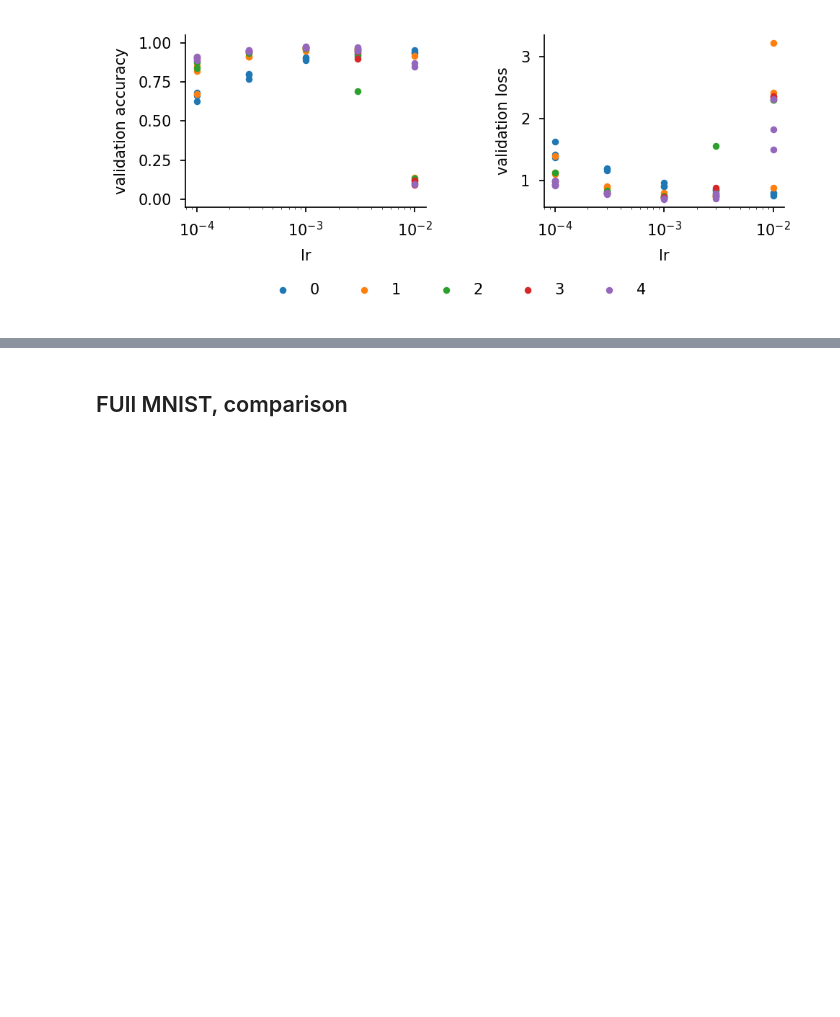
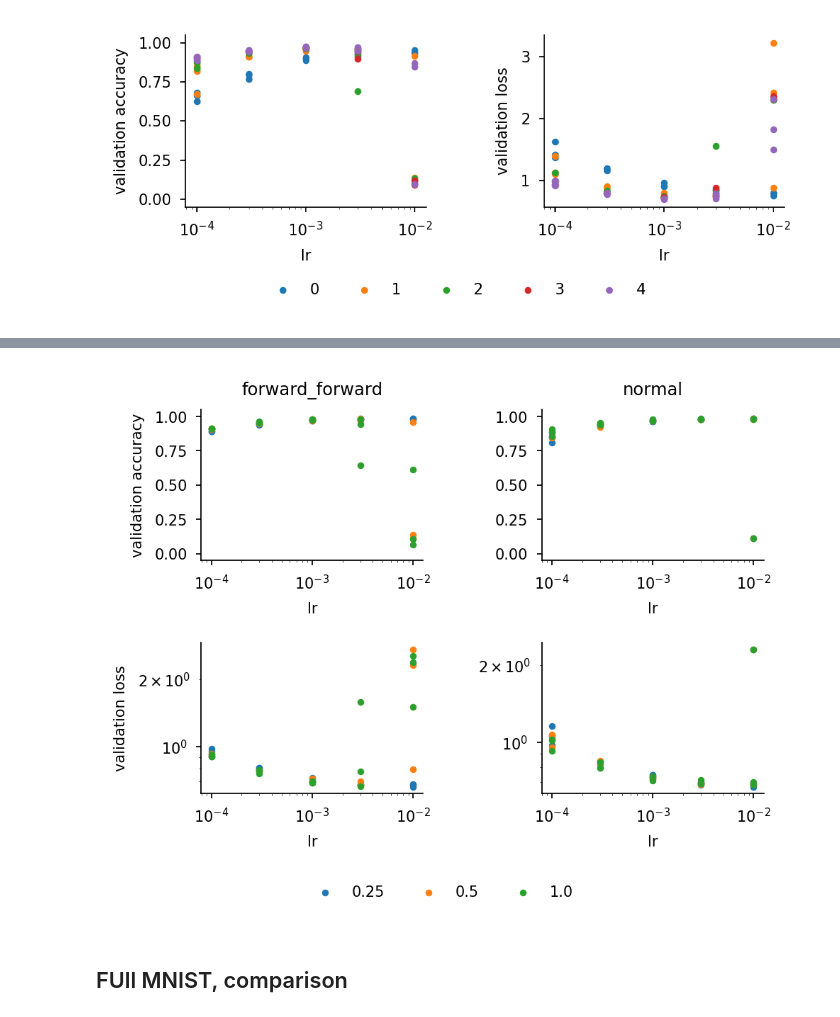
Before and after one commit to NicolasZucchet/Forward-propagation-errors-through-time, a Jupyter notebook: analysis/mnist.ipynb, the cells around one changed output, grey strips where cells are left out. Cells and saved outputs as stored; diff of their text form; code cells hidden in the pictures; blank space fills up the shorter version.

```diff
--- a/analysis/mnist.ipynb
+++ b/analysis/mnist.ipynb
@@ -237,0 +200,2 @@ plt.tight_layout(rect=[0, 0.02, 1, 1], w_pad=2)
+# %%
+results = load_sweep("nzucchet/online-bptt/joskbima")
@@ -238,3 +225,46 @@ plt.tight_layout(rect=[0, 0.02, 1, 1], w_pad=2)
+# %%
+groupby = ["model.training_mode", "training.recurrent_lr_factor", "model.lru_r_min"]
+learning_rate = "training.learning_rate"
+df = select_last_step(results, groupby + [learning_rate])
+df = select(df, {"model.lru_r_min": 0.99})
+
+fig, ax = plt.subplots(2, 2, figsize=(4, 3))
+for i, training_mode in enumerate(df["model.training_mode"].unique()):
+    for lrfac in df["training.recurrent_lr_factor"].unique():
+        this_df = select(df, {"training.recurrent_lr_factor": lrfac, "model.training_mode": training_mode})
+        ax[0][i].scatter(this_df[learning_rate], this_df["val/acc"], s=3, label=lrfac)
+        ax[1][i].scatter(this_df[learning_rate], this_df["val/loss"], s=3, label=lrfac)
+    ax[0][i].set_xscale("log")
+    ax[0][i].set_xlabel("lr")
+    ax[0][i].set_ylim(-0.05, 1.05)
+    ax[1][i].set_xscale("log")
+    ax[1][i].set_xlabel("lr")
+    ax[1][i].set_yscale("log")
+    ax[0][i].set_title(training_mode, size=7)
+
+# Build a single legend below both axes, centered
+handles, labels = [], []
+for a in ax[1]:
+    h, l = a.get_legend_handles_labels()
+    handles.extend(h)
+    labels.extend(l)
+seen = set()
+unique = []
+for h, l in zip(handles, labels):
+    if l not in seen:
+        unique.append((h, l))
+        seen.add(l)
+if unique:
+    handles, labels = zip(*unique)
+    fig.legend(handles, labels, loc="lower center", ncol=4, fontsize=6, bbox_to_anchor=(0.5, -0.05), frameon=False)
+
+ax[0][0].set_ylabel("validation accuracy")
+ax[1][0].set_ylabel("validation loss")
+
+# Tight layout with bottom margin for the legend
+plt.tight_layout(rect=[0, 0.02, 1, 1], w_pad=2)
+# %% [output]
+[figure, added]
 # %% [markdown]
 ## FUll MNIST, comparison
 # %%
```
Also changed, not shown: parts of 5 cells of this notebook.
